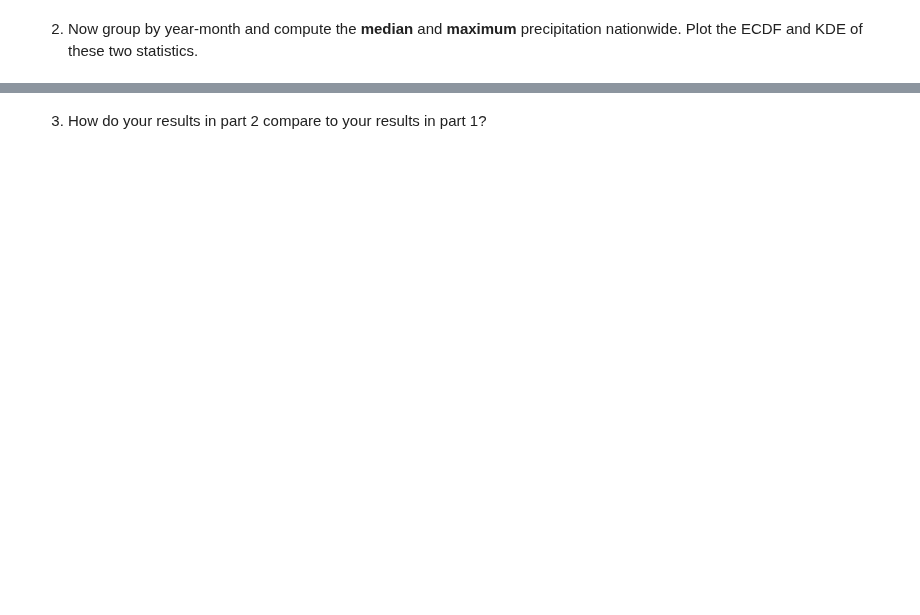
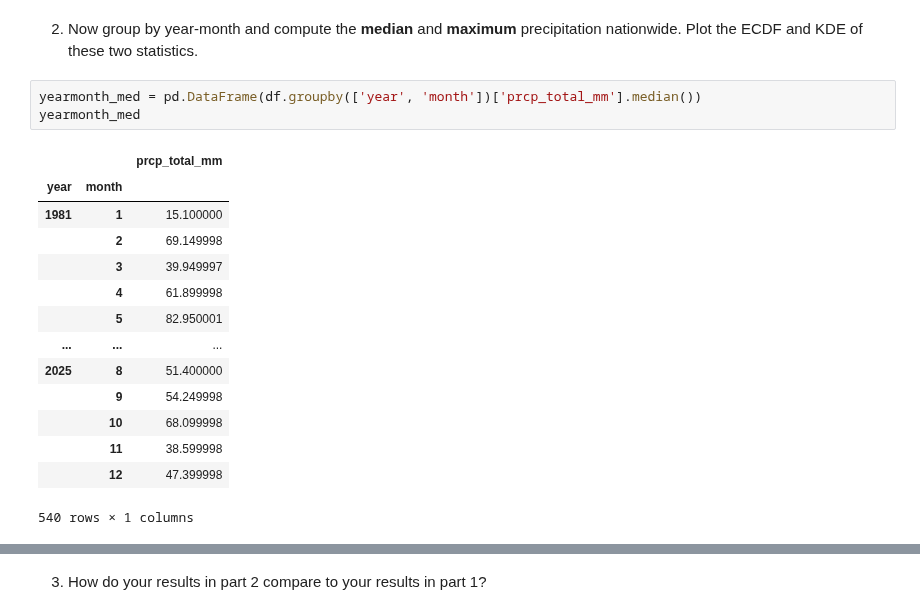
Before and after one commit to jisungl/UU_F26_templates, a Jupyter notebook: Week05/Thursday_Lab/lab_05.ipynb, the cells around one changed output, grey strips where cells are left out. Drawn from its saved outputs; the diff is of its cells as text; blank space fills up the shorter version.

```diff
--- a/Week05/Thursday_Lab/lab_05.ipynb
+++ b/Week05/Thursday_Lab/lab_05.ipynb
@@ -99,2 +123,20 @@ df.head()
 # %% [markdown]
 2. Now group by year-month and compute the **median** and **maximum** precipitation nationwide. Plot the ECDF and KDE of these two statistics.
+# %%
+yearmonth_med = pd.DataFrame(df.groupby(['year', 'month'])['prcp_total_mm'].median())
+yearmonth_med
+# %% [output]
+|  |  | prcp_total_mm |
+| year | month |  |
+| 1981 | 1 | 15.100000 |
+|  | 2 | 69.149998 |
+|  | 3 | 39.949997 |
+|  | 4 | 61.899998 |
+|  | 5 | 82.950001 |
+| ... | ... | ... |
+| 2025 | 8 | 51.400000 |
+|  | 9 | 54.249998 |
+|  | 10 | 68.099998 |
+|  | 11 | 38.599998 |
+|  | 12 | 47.399998 |
+540 rows × 1 columns
```
Also changed, not shown: parts of 26 cells of this notebook, 58 other files.
